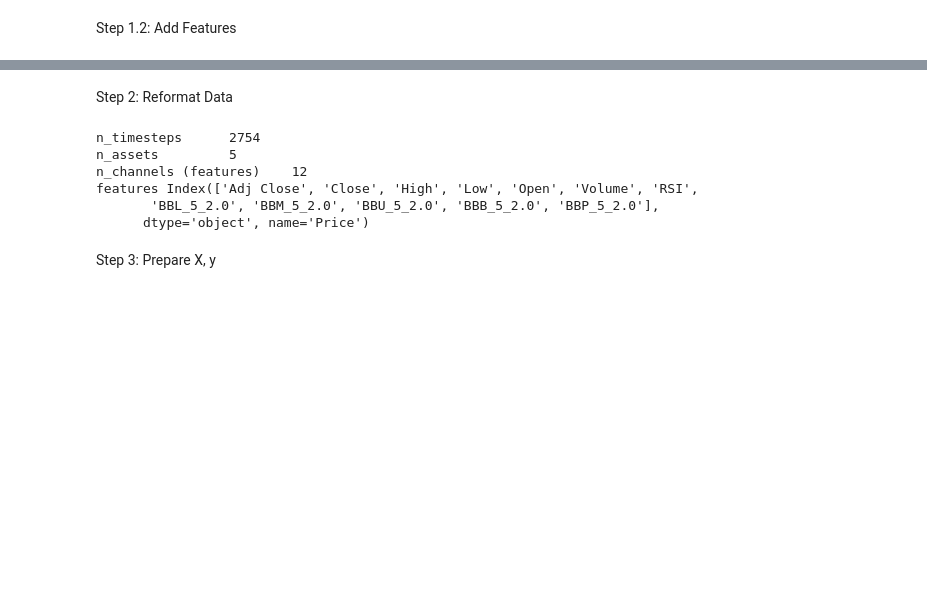
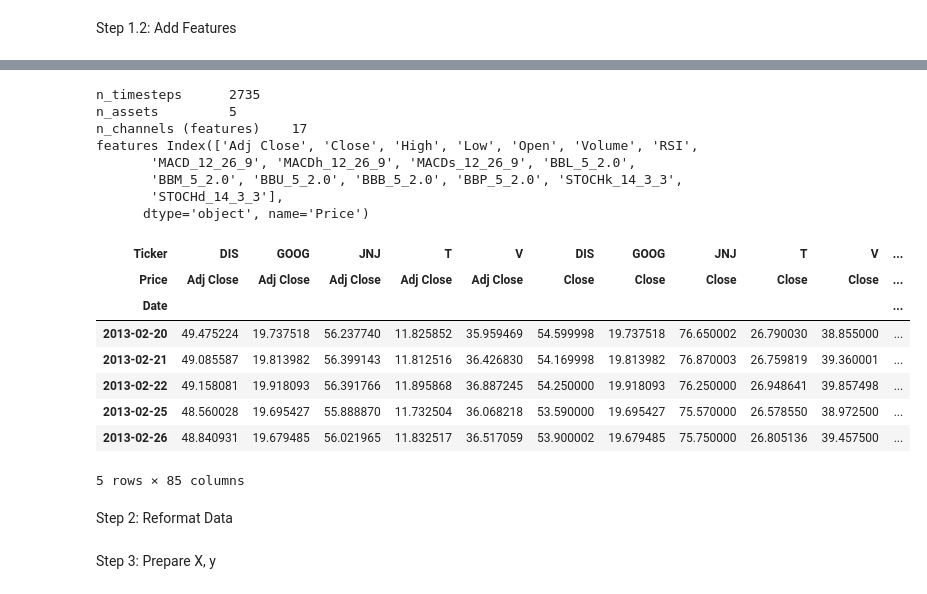
Before and after one commit to mrtrin/capstone, a Jupyter notebook: research.ipynb, the cells around one changed output, grey strips where cells are left out. Cells and saved outputs as stored; diff of their text form; code cells hidden in the pictures; blank space fills up the shorter version.

```diff
--- a/research.ipynb
+++ b/research.ipynb
@@ -99,28 +119,42 @@ volumes (2768, 5)
+# %%
+
+df = raw_df.swaplevel(0, 1, 1)
+df = df.dropna(axis=0)
+
+assert isinstance(df, pd.DataFrame)
+assert isinstance(df.index, pd.DatetimeIndex)
+assert isinstance(df.columns, pd.MultiIndex)
+
+n_timesteps = len(df)
+n_channels = len(df.columns.levels[1])
+n_assets = len(df.columns.levels[0])
+
+print('n_timesteps\t', n_timesteps)
+print('n_assets\t', n_assets)
+print('n_channels (features)\t', n_channels)
+print('features', df.columns.levels[1])
+
+df.head()
+# %% [output]
+n_timesteps      2735
+n_assets         5
+n_channels (features)    17
+features Index(['Adj Close', 'Close', 'High', 'Low', 'Open', 'Volume', 'RSI',
+       'MACD_12_26_9', 'MACDh_12_26_9', 'MACDs_12_26_9', 'BBL_5_2.0',
+       'BBM_5_2.0', 'BBU_5_2.0', 'BBB_5_2.0', 'BBP_5_2.0', 'STOCHk_14_3_3',
+       'STOCHd_14_3_3'],
+      dtype='object', name='Price')
+| Ticker | DIS | GOOG | JNJ | T | V | DIS | GOOG | JNJ | T | V | ... |
+| Price | Adj Close | Adj Close | Adj Close | Adj Close | Adj Close | Close | Close | Close | Close | Close | ... |
+| Date |  |  |  |  |  |  |  |  |  |  | ... |
+| 2013-02-20 | 49.475224 | 19.737518 | 56.237740 | 11.825852 | 35.959469 | 54.599998 | 19.737518 | 76.650002 | 26.790030 | 38.855000 | ... |
+| 2013-02-21 | 49.085587 | 19.813982 | 56.399143 | 11.812516 | 36.426830 | 54.169998 | 19.813982 | 76.870003 | 26.759819 | 39.360001 | ... |
+| 2013-02-22 | 49.158081 | 19.918093 | 56.391766 | 11.895868 | 36.887245 | 54.250000 | 19.918093 | 76.250000 | 26.948641 | 39.857498 | ... |
+| 2013-02-25 | 48.560028 | 19.695427 | 55.888870 | 11.732504 | 36.068218 | 53.590000 | 19.695427 | 75.570000 | 26.578550 | 38.972500 | ... |
+| 2013-02-26 | 48.840931 | 19.679485 | 56.021965 | 11.832517 | 36.517059 | 53.900002 | 19.679485 | 75.750000 | 26.805136 | 39.457500 | ... |
+5 rows × 85 columns
 # %% [markdown]
 Step 2: Reformat Data
-# %%
-df = raw_df.swaplevel(0, 1, 1)
-df = df.dropna(axis=0)
-
-assert isinstance(df, pd.DataFrame)
-assert isinstance(df.index, pd.DatetimeIndex)
-assert isinstance(df.columns, pd.MultiIndex)
-
-n_timesteps = len(df)
-n_channels = len(df.columns.levels[1])
-n_assets = len(df.columns.levels[0])
-
-print('n_timesteps\t', n_timesteps)
-print('n_assets\t', n_assets)
-print('n_channels (features)\t', n_channels)
-print('features', df.columns.levels[1])
-# %% [output]
-n_timesteps      2754
-n_assets         5
-n_channels (features)    12
-features Index(['Adj Close', 'Close', 'High', 'Low', 'Open', 'Volume', 'RSI',
-       'BBL_5_2.0', 'BBM_5_2.0', 'BBU_5_2.0', 'BBB_5_2.0', 'BBP_5_2.0'],
-      dtype='object', name='Price')
 # %% [markdown]
 Step 3: Prepare X, y
 # %%
```
Also changed, not shown: parts of 9 cells of this notebook.
